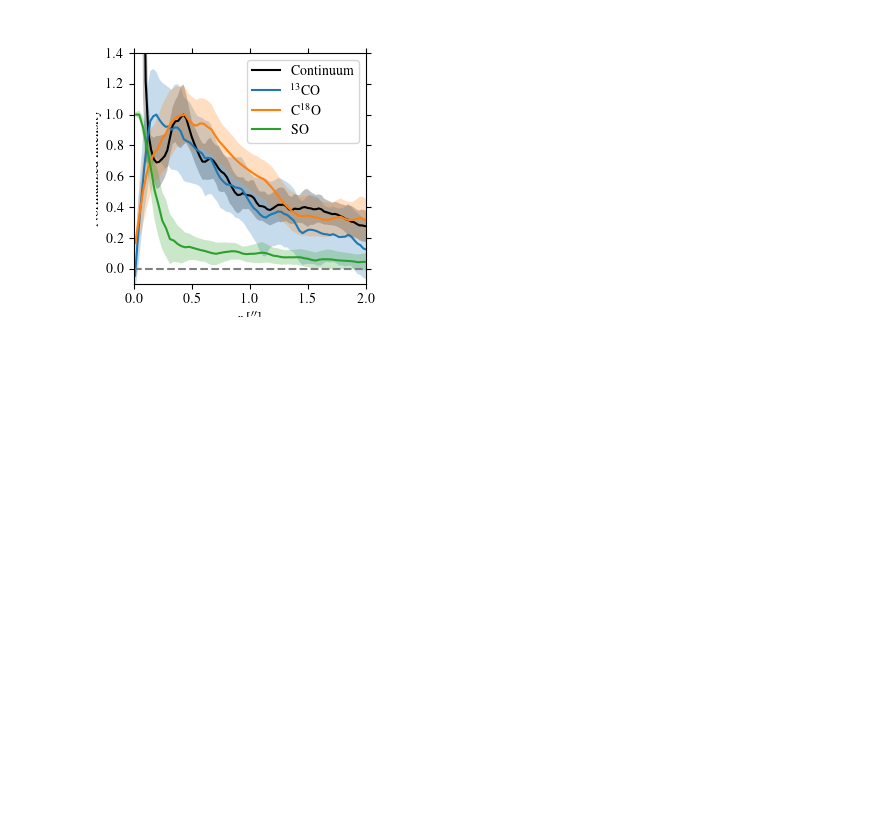
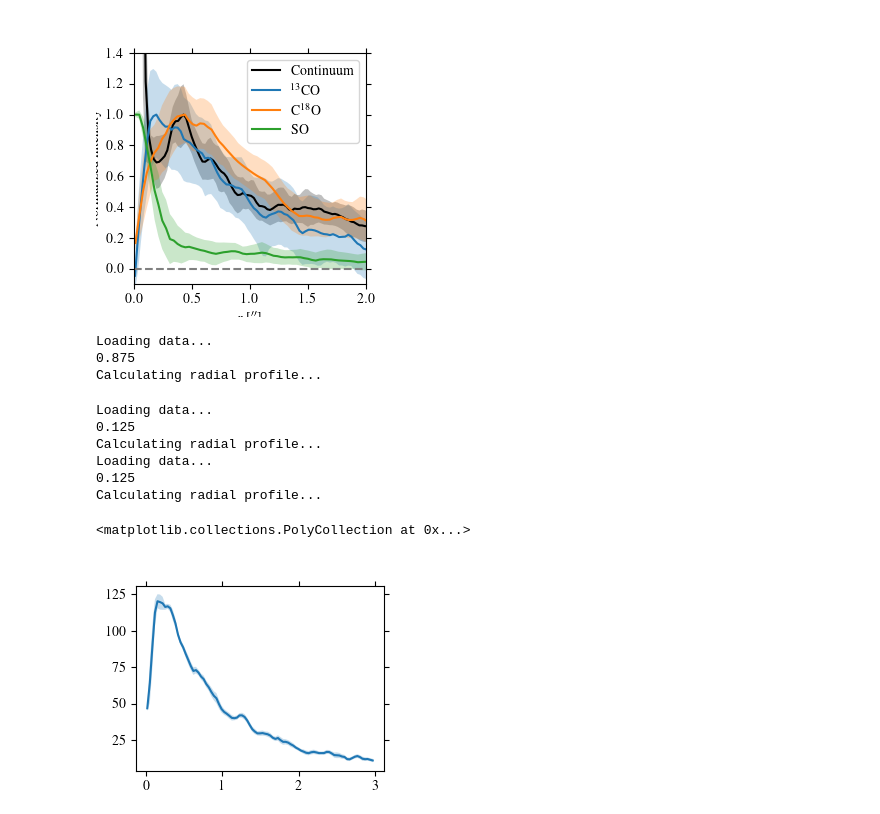
Before and after one commit to yyamato-as/edisk-L1489IRS, a Jupyter notebook: radial_profile.ipynb, the cells around one changed output. Saved outputs shown, nothing was run; the diff lists cells and outputs as text; code cells hidden in the pictures; blank space fills up the shorter version.

```diff
--- a/radial_profile.ipynb
+++ b/radial_profile.ipynb
@@ -129,3 +230,80 @@ ax.legend()
 fig.savefig("13CO_C18O_SO_radialprofile_comparison.pdf", bbox_inches="tight", pad_inches=0.01)
 # %% [output]
 [figure]
+# %%
+line = "13CO"
+dv = 0.2
+rmax = 3
+mapname = au.VADPpath + au.get_image_basename(source=source, baseline=config, line=line, robust=robust, dv=dv).replace(".fits", "_M8.fits")
+savefilename = au.VADPpath + au.get_image_basename(
+        source=source, baseline=config, line="continuum", robust=robust, type="pbcor"
+    ).replace(".fits", "_radialProfileWedge45degFarside.txt")
+r, I, dI = calculate_radial_profile(
+    mapname,
+    PA=PA,
+    incl=incl,
+    center_coord=center_coord,
+    rmax=rmax,
+    thetamin=-180,
+    thetamax=-135,
+    exclude_theta=True,
+    assume_correlated=True,
+    save=False,
+    savefileheader="r [arcsec] \t I [mJy/beam km/s] \t dI [mJy/beam]",
+    savefilename=savefilename
+)
+# %% [output]
+Loading data...
+0.875
+Calculating radial profile...
+# %%
+plt.figure()
+line = "13CO"
+dv = 0.2
+rmax = 3
+mapname = au.VADPpath + au.get_image_basename(source=source, baseline=config, line=line, robust=robust, dv=dv).replace(".fits", "_M0.fits")
+r, I1, dI1 = calculate_radial_profile(
+    mapname,
+    PA=PA,
+    incl=incl,
+    center_coord=center_coord,
+    rmax=rmax,
+    thetamin=-180,
+    thetamax=-135,
+    # wedge_angle=22.5,
+    # abs_theta=True,
+    # exclude_theta=True,
+    assume_correlated=True,
+    save=False,
+    # savefileheader="r [arcsec] \t I [mJy/beam km/s] \t dI [mJy/beam]",
+    # savefilename=savefilename
+)
+# plt.plot(r, I)
+# plt.fill_between(r, I - dI, I + dI, alpha=0.25, edgecolor=None)
+r, I2, dI2 = calculate_radial_profile(
+    mapname,
+    PA=PA,
+    incl=incl,
+    center_coord=center_coord,
+    rmax=rmax,
+    thetamin=-45,
+    thetamax=0.0,
+    # abs_theta=True,
+    assume_correlated=True,
+    save=False,
+    # savefileheader="r [arcsec] \t I [mJy/beam km/s] \t dI [mJy/beam]",
+    # savefilename=savefilename
+)
+I = (I1 + I2) / 2
+dI = (dI1 + dI2) / 2
+plt.plot(r, I)
+plt.fill_between(r, I - dI, I + dI, alpha=0.25, edgecolor=None)
+# %% [output]
+Loading data...
+0.125
+Calculating radial profile...
+Loading data...
+0.125
+Calculating radial profile...
+<matplotlib.collections.PolyCollection at 0x...>
+[figure, added]
```
Also changed, not shown: parts of 9 cells of this notebook, 14 other files.
